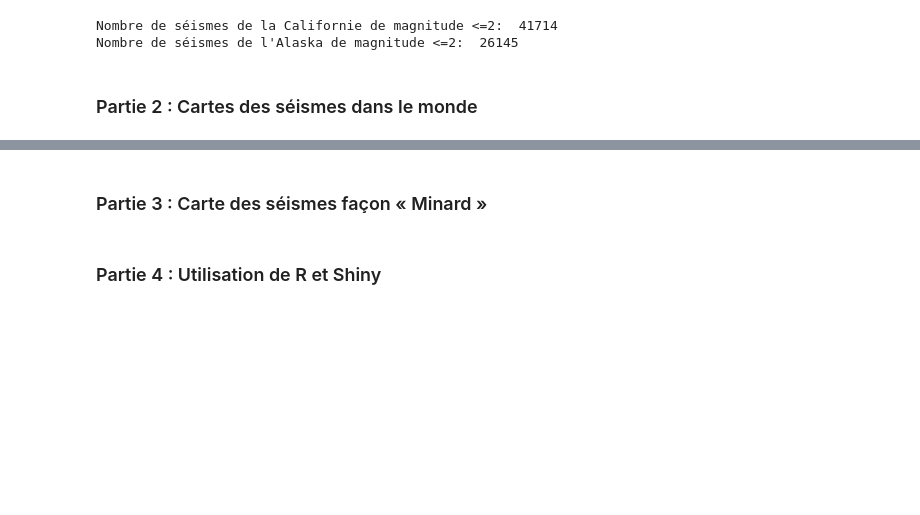
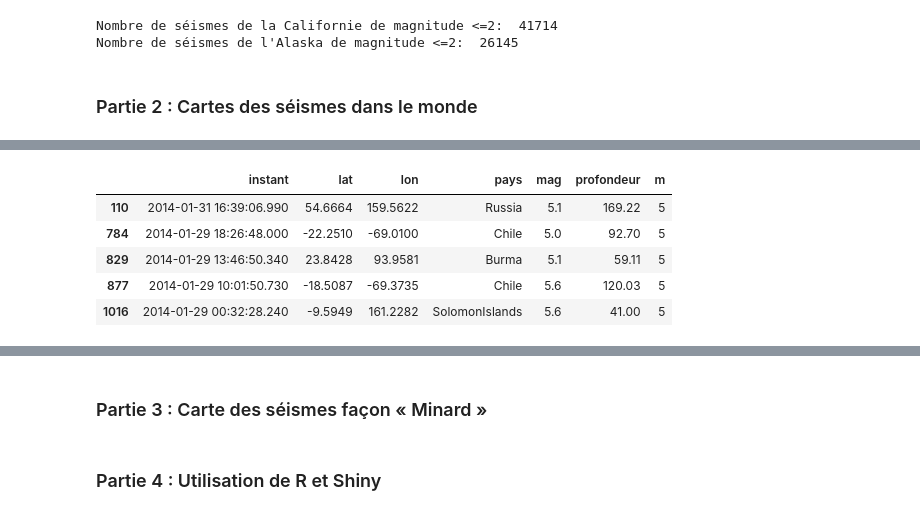
Before and after one commit to 0nano/Project-Maths, a Jupyter notebook: main.ipynb, the cells around one changed output, grey strips where cells are left out. Cells and saved outputs as stored; diff of their text form; code cells hidden in the pictures; blank space fills up the shorter version.

```diff
--- a/main.ipynb
+++ b/main.ipynb
@@ -71,0 +103,16 @@ KeyboardInterrupt:
+# %%
+# On définie le dictionnaire de palette
+
+palette = {3: 'hotpink', 4: 'green', 5: 'chocolate', 6: 'blue', 7: 'red', 8: 'black'}
+
+# On créé une table F2, contenant la sélection des séismes de magnitude supérieure ou égale à 5
+
+F2 = F[(F['m'] >= 5)]
+F2.head()
+# %% [output]
+|  | instant | lat | lon | pays | mag | profondeur | m |
+| 110 | 2014-01-31 16:39:06.990 | 54.6664 | 159.5622 | Russia | 5.1 | 169.22 | 5 |
+| 784 | 2014-01-29 18:26:48.000 | -22.2510 | -69.0100 | Chile | 5.0 | 92.70 | 5 |
+| 829 | 2014-01-29 13:46:50.340 | 23.8428 | 93.9581 | Burma | 5.1 | 59.11 | 5 |
+| 877 | 2014-01-29 10:01:50.730 | -18.5087 | -69.3735 | Chile | 5.6 | 120.03 | 5 |
+| 1016 | 2014-01-29 00:32:28.240 | -9.5949 | 161.2282 | SolomonIslands | 5.6 | 41.00 | 5 |
```
Also changed, not shown: parts of 7 cells of this notebook.
